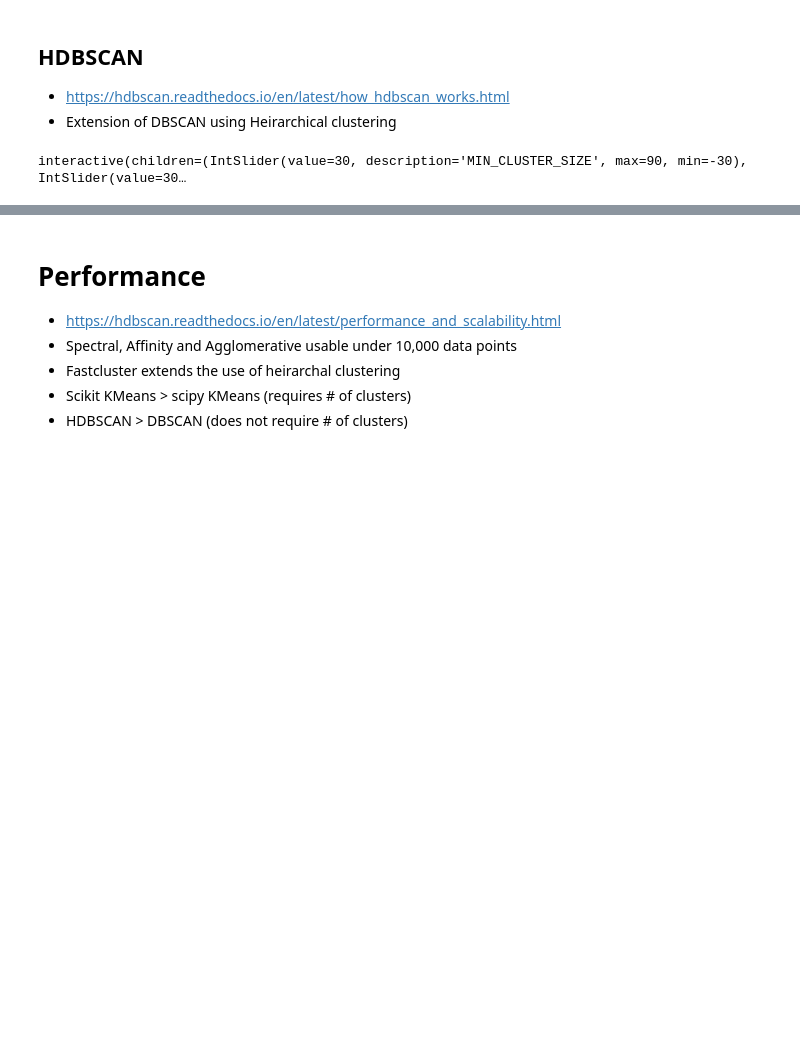
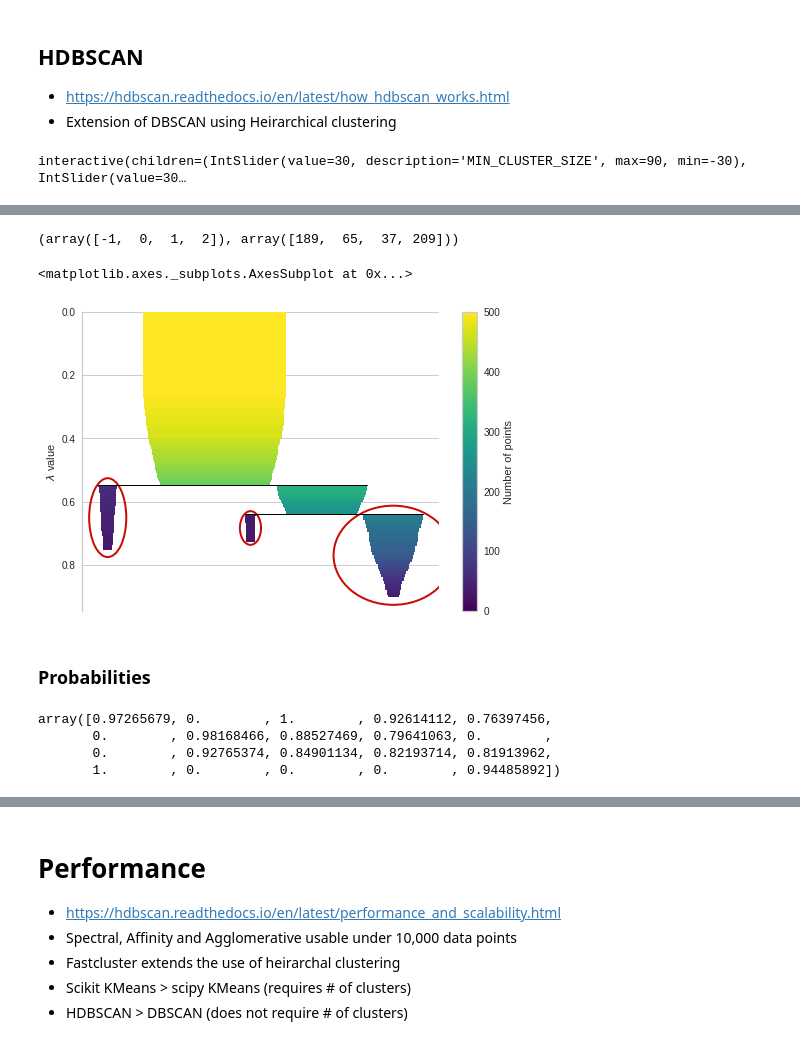
Before and after one commit to swilsonmfc/unsupervised, a Jupyter notebook: Clustering.ipynb, the cells around one changed output, grey strips where cells are left out. Drawn from its saved outputs; the diff is of its cells as text; code cells hidden in the pictures; blank space fills up the shorter version.

```diff
--- a/Clustering.ipynb
+++ b/Clustering.ipynb
@@ -476,0 +554,18 @@ interactive(children=(Dropdown(description='SORT', options=('Completeness', 'Hom
+# %%
+np.unique(clusters, return_counts=True)
+# %% [output]
+(array([-1,  0,  1,  2]), array([189,  65,  37, 209]))
+# %%
+hdb.condensed_tree_.plot(select_clusters=True)
+# %% [output]
+<matplotlib.axes._subplots.AxesSubplot at 0x...>
+[figure, added]
+# %% [markdown]
+### Probabilities
+# %%
+hdb.probabilities_[0:20]
+# %% [output]
+array([0.97265679, 0.        , 1.        , 0.92614112, 0.76397456,
+       0.        , 0.98168466, 0.88527469, 0.79641063, 0.        ,
+       0.        , 0.92765374, 0.84901134, 0.82193714, 0.81913962,
+       1.        , 0.        , 0.        , 0.        , 0.94485892])
```
Also changed, not shown: parts of 25 cells of this notebook.
